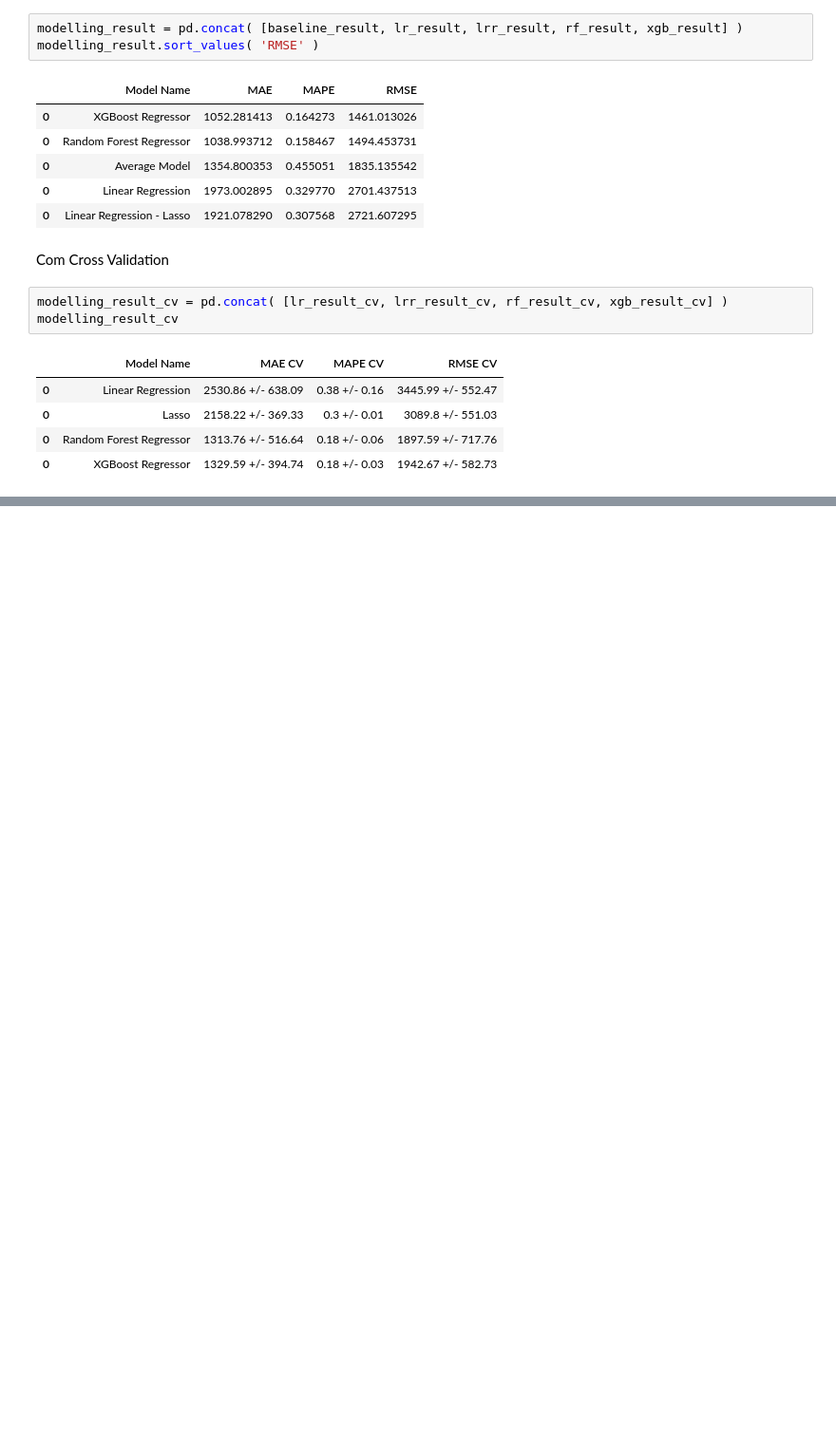
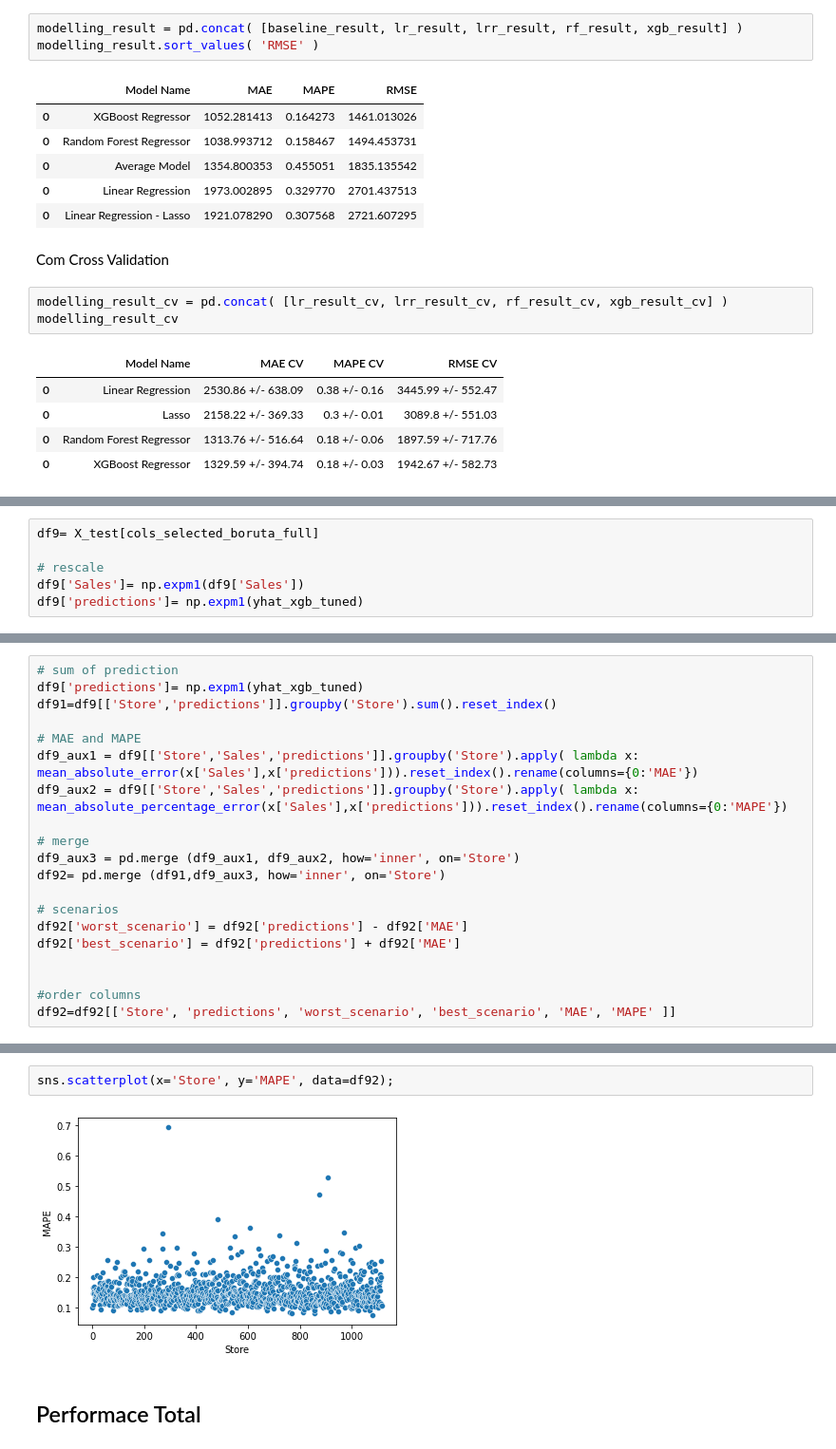
Before and after one commit to tuanymariiah/projeto_rossmam, a Jupyter notebook: Projeto_Rossmam.ipynb, the cells around one changed output, grey strips where cells are left out. Shown: that part at 95% size. Drawn from its saved outputs; the diff is of its cells as text; blank space fills up the shorter version.

```diff
--- a/Projeto_Rossmam.ipynb
+++ b/Projeto_Rossmam.ipynb
@@ -885,0 +943,6 @@ modelling_result_cv
+# %%
+df9= X_test[cols_selected_boruta_full]
+
+# rescale
+df9['Sales']= np.expm1(df9['Sales'])
+df9['predictions']= np.expm1(yhat_xgb_tuned)
@@ -885,0 +960,20 @@ modelling_result_cv
+# %%
+# sum of prediction
+df9['predictions']= np.expm1(yhat_xgb_tuned)
+df91=df9[['Store','predictions']].groupby('Store').sum().reset_index()
+
+# MAE and MAPE
+df9_aux1 = df9[['Store','Sales','predictions']].groupby('Store').apply( lambda x: mean_absolute_error(x['Sales'],x['predictions'])).reset_index().rename(columns={0:'MAE'})
+df9_aux2 = df9[['Store','Sales','predictions']].groupby('Store').apply( lambda x: mean_absolute_percentage_error(x['Sales'],x['predictions'])).reset_index().rename(columns={0:'MAPE'})
+
+# merge
+df9_aux3 = pd.merge (df9_aux1, df9_aux2, how='inner', on='Store')
+df92= pd.merge (df91,df9_aux3, how='inner', on='Store')
+
+# scenarios
+df92['worst_scenario'] = df92['predictions'] - df92['MAE']
+df92['best_scenario'] = df92['predictions'] + df92['MAE']
+
+
+#order columns
+df92=df92[['Store', 'predictions', 'worst_scenario', 'best_scenario', 'MAE', 'MAPE' ]]
@@ -885,0 +994,6 @@ modelling_result_cv
+# %%
+sns.scatterplot(x='Store', y='MAPE', data=df92);
+# %% [output]
+[figure, added]
+# %% [markdown]
+## Performace Total
```
Also changed, not shown: parts of 19 cells of this notebook.
